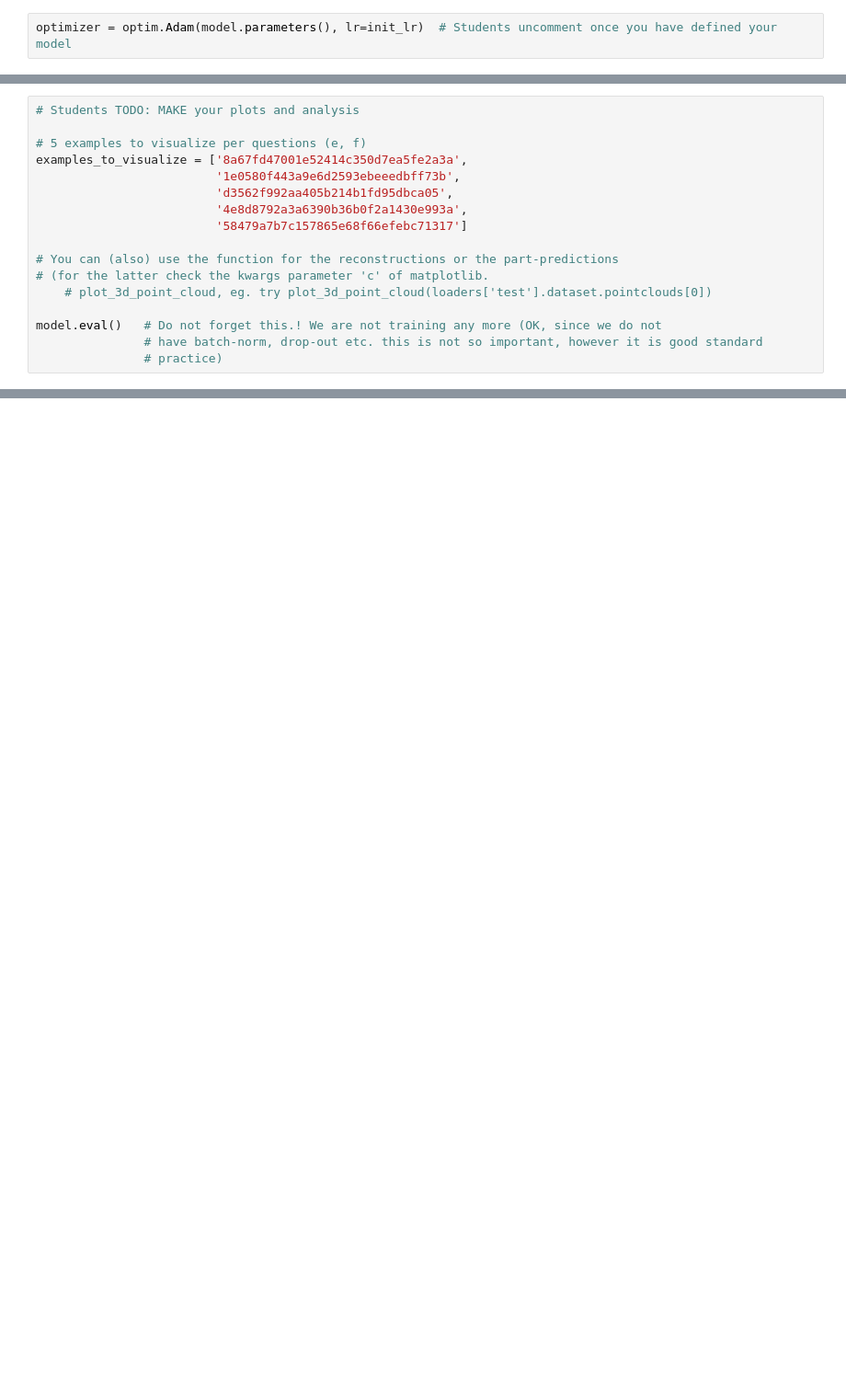
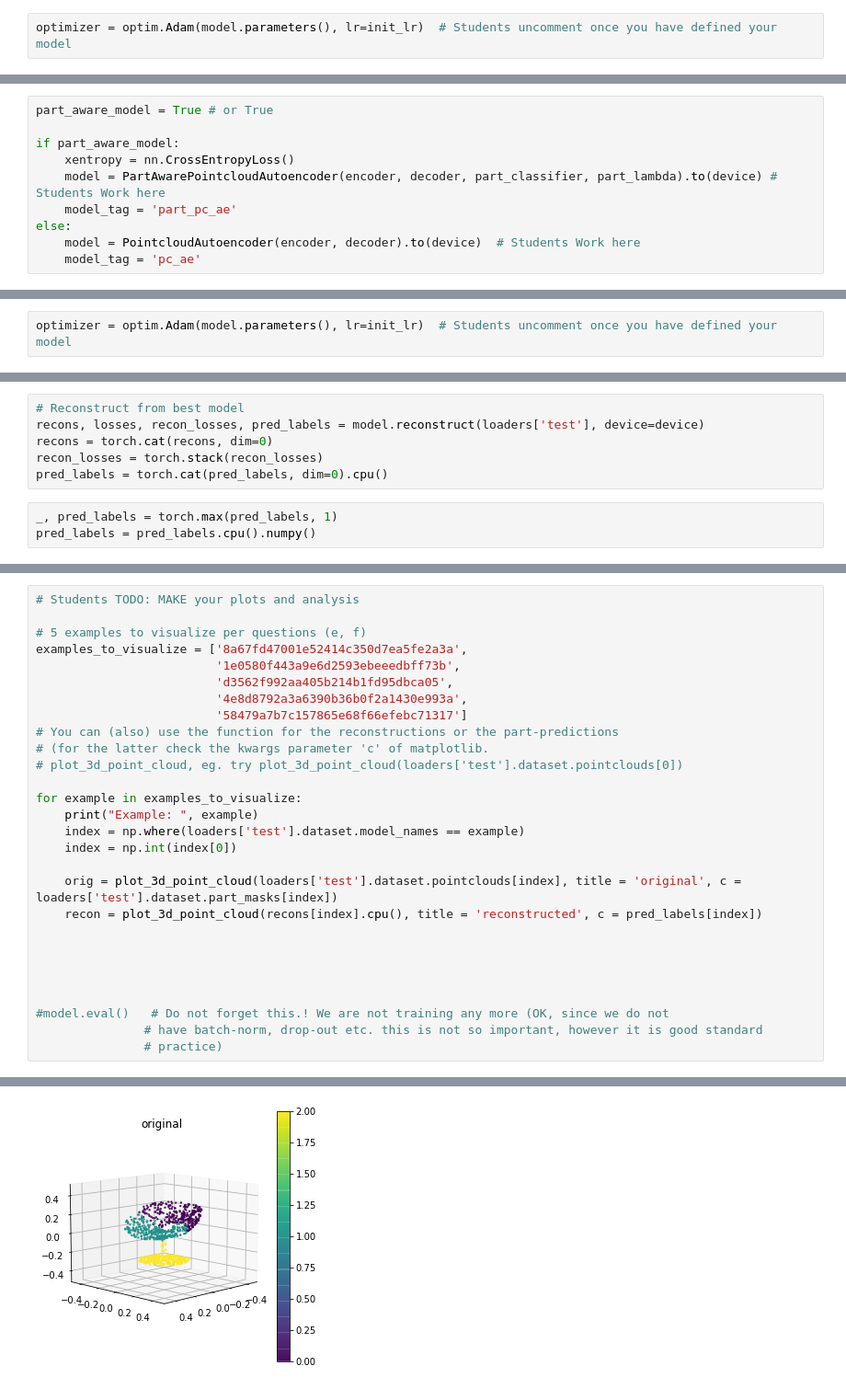
Before and after one commit to thsuanwu/cs233_gtda_hw4, a Jupyter notebook: cs233_gtda_hw4/notebooks/main.ipynb, the cells around one changed output, grey strips where cells are left out. Shown at 92% size. Drawn from its saved outputs; the diff is of its cells as text; blank space fills up the shorter version.

```diff
--- a/cs233_gtda_hw4/notebooks/main.ipynb
+++ b/cs233_gtda_hw4/notebooks/main.ipynb
@@ -148,0 +339,10 @@ KeyboardInterrupt:
+# %%
+part_aware_model = True # or True
+
+if part_aware_model:
+    xentropy = nn.CrossEntropyLoss()
+    model = PartAwarePointcloudAutoencoder(encoder, decoder, part_classifier, part_lambda).to(device) # Students Work here
+    model_tag = 'part_pc_ae'
+else:
+    model = PointcloudAutoencoder(encoder, decoder).to(device)  # Students Work here
+    model_tag = 'pc_ae'
@@ -148,0 +369,2 @@ KeyboardInterrupt:
+# %%
+optimizer = optim.Adam(model.parameters(), lr=init_lr)  # Students uncomment once you have defined your model
@@ -148,0 +489,9 @@ KeyboardInterrupt:
+# %%
+# Reconstruct from best model
+recons, losses, recon_losses, pred_labels = model.reconstruct(loaders['test'], device=device)
+recons = torch.cat(recons, dim=0)
+recon_losses = torch.stack(recon_losses)
+pred_labels = torch.cat(pred_labels, dim=0).cpu()
+# %%
+_, pred_labels = torch.max(pred_labels, 1)
+pred_labels = pred_labels.cpu().numpy()
@@ -155,11 +510,23 @@ examples_to_visualize = ['8a67fd47001e52414c350d7ea5fe2a3a',
                          'd3562f992aa405b214b1fd95dbca05',
                          '4e8d8792a3a6390b36b0f2a1430e993a',
                          '58479a7b7c157865e68f66efebc71317']
-
 # You can (also) use the function for the reconstructions or the part-predictions
 # (for the latter check the kwargs parameter 'c' of matplotlib.
-    # plot_3d_point_cloud, eg. try plot_3d_point_cloud(loaders['test'].dataset.pointclouds[0])
+# plot_3d_point_cloud, eg. try plot_3d_point_cloud(loaders['test'].dataset.pointclouds[0])
 
-model.eval()   # Do not forget this.! We are not training any more (OK, since we do not
+for example in examples_to_visualize:
+    print("Example: ", example)
+    index = np.where(loaders['test'].dataset.model_names == example)
+    index = np.int(index[0])
+
+    orig = plot_3d_point_cloud(loaders['test'].dataset.pointclouds[index], title = 'original', c = loaders['test'].dataset.part_masks[index])
+    recon = plot_3d_point_cloud(recons[index].cpu(), title = 'reconstructed', c = pred_labels[index])
+
+
+
+
+
+#model.eval()   # Do not forget this.! We are not training any more (OK, since we do not
                # have batch-norm, drop-out etc. this is not so important, however it is good standard
                # practice)
+# %% [output]
@@ -165,0 +534 @@ model.eval()   # Do not forget this.! We are not training any more (OK, since we
+[figure, added]
```
Also changed, not shown: parts of 32 cells of this notebook, 2 other files.
